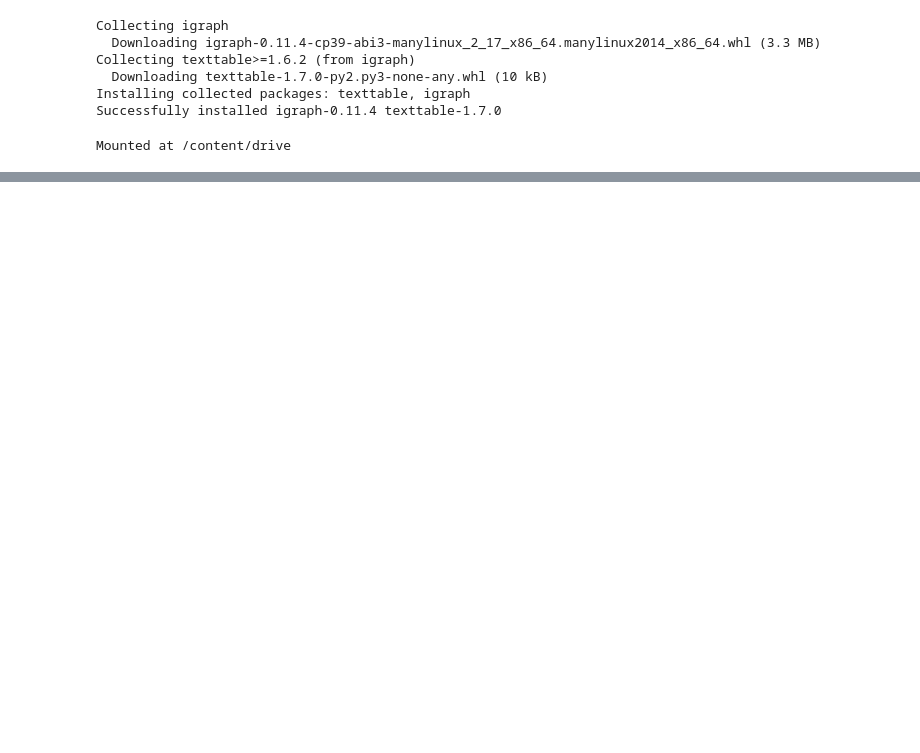
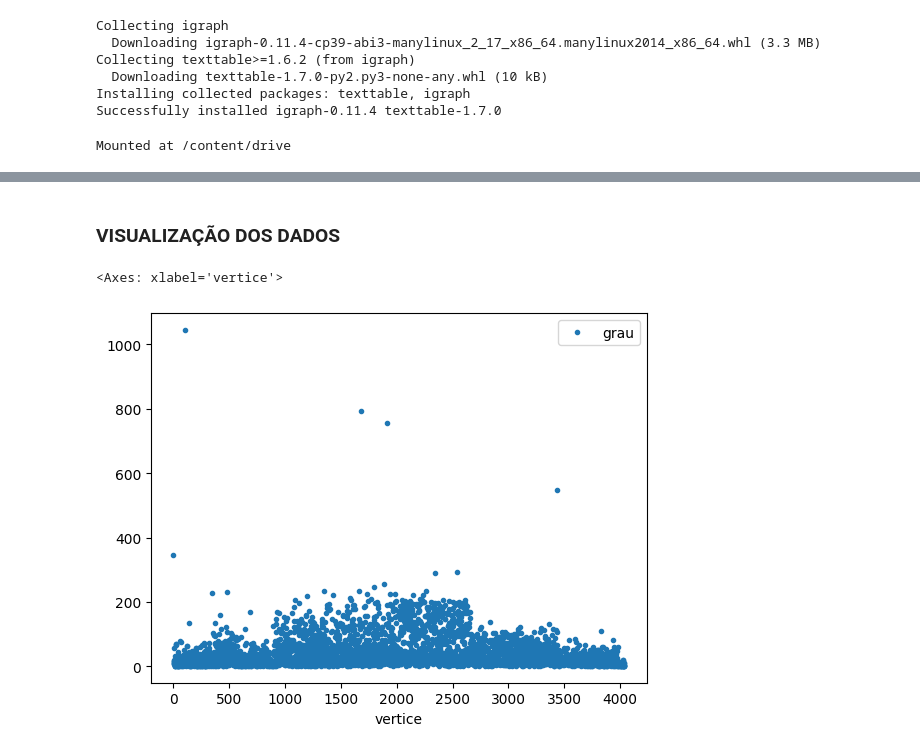
Before and after one commit to RodrigoZonzin/complex_networks, a Jupyter notebook: codigo/beetweeness_closeness.ipynb, the cells around one changed output, grey strips where cells are left out. Cells and saved outputs as stored; diff of their text form; code cells hidden in the pictures; blank space fills up the shorter version.

```diff
--- a/codigo/beetweeness_closeness.ipynb
+++ b/codigo/beetweeness_closeness.ipynb
@@ -61,0 +60,7 @@ metricas['closeness'] = clo
+# %% [markdown]
+### VISUALIZAÇÃO DOS DADOS
+# %%
+metricas.plot(x= 'vertice', y= 'grau', style = '.')
+# %% [output]
+<Axes: xlabel='vertice'>
+[figure, added]
```
Also changed, not shown: parts of 27 cells of this notebook.
